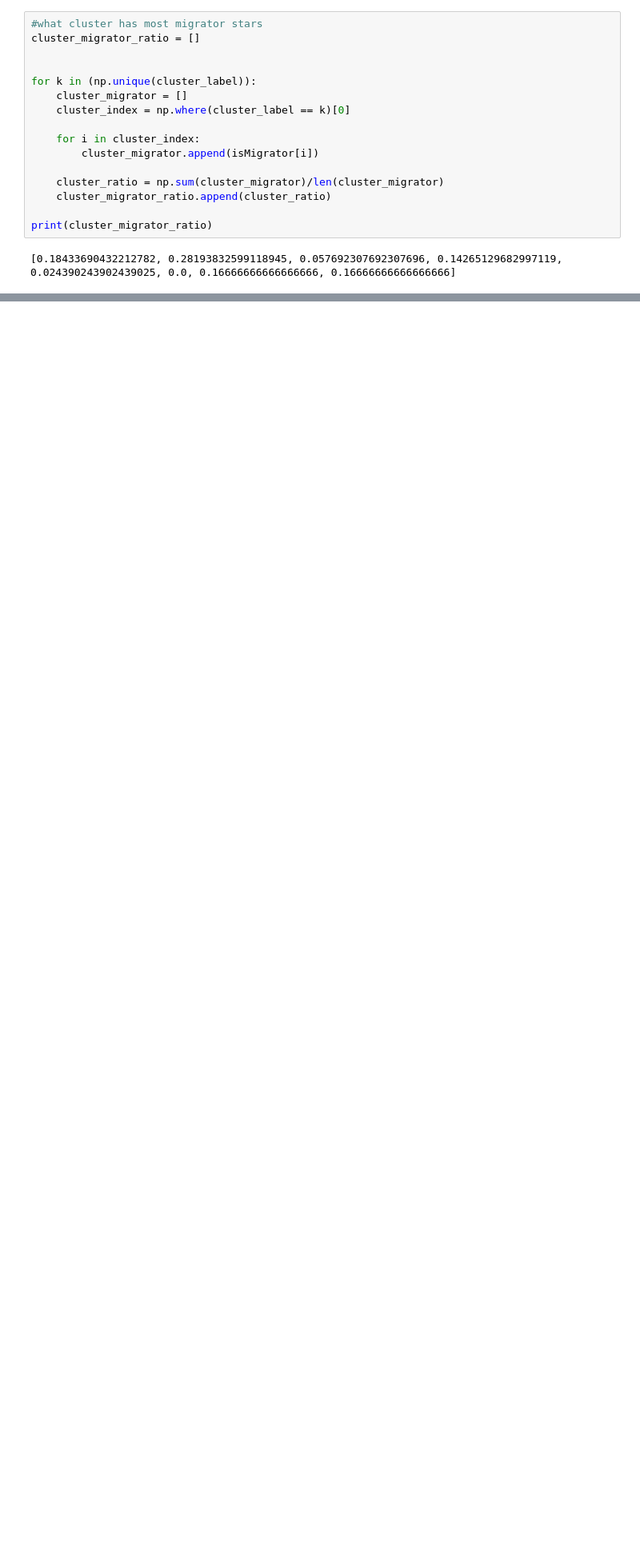
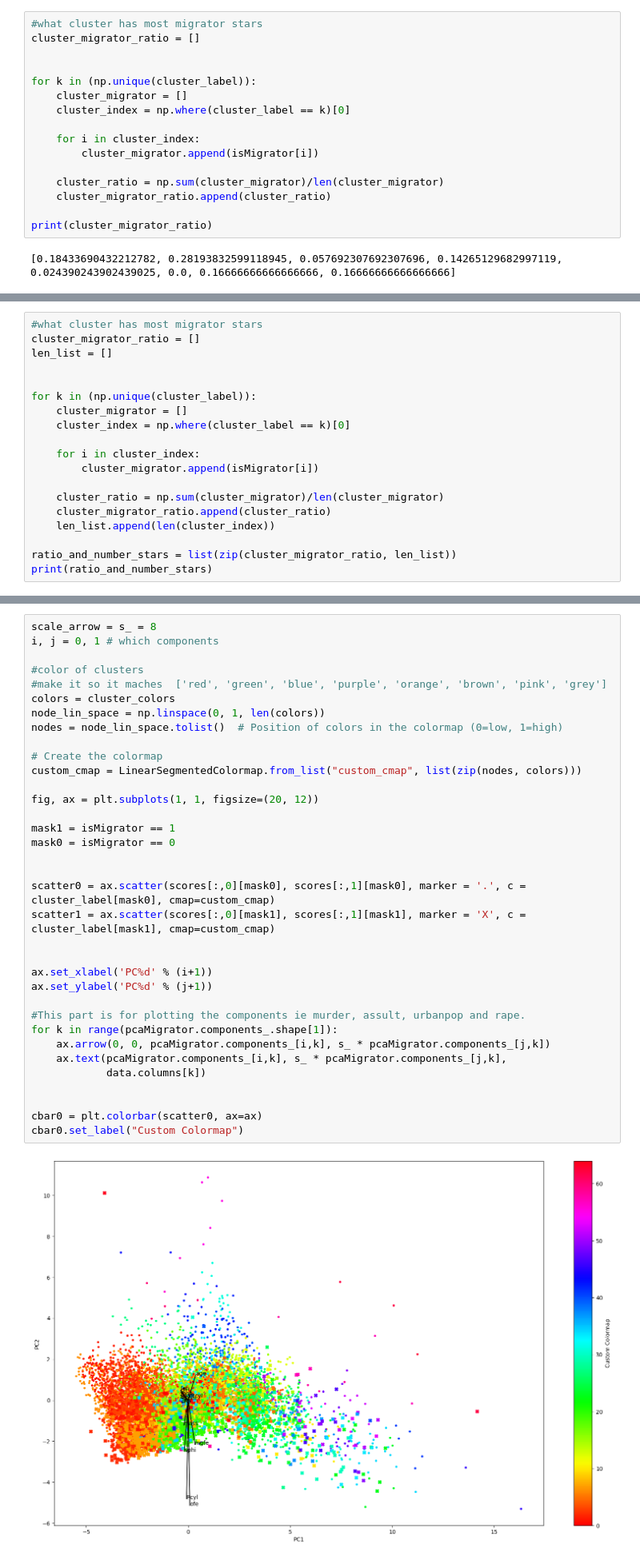
Before and after one commit to Chrillemis/AppStatProject, a Jupyter notebook: Clustering/Clustering.ipynb, the cells around one changed output, grey strips where cells are left out. Shown: that part at 80% size. Cells and saved outputs as stored; diff of their text form; blank space fills up the shorter version.

```diff
--- a/Clustering/Clustering.ipynb
+++ b/Clustering/Clustering.ipynb
@@ -201,0 +239,19 @@ array([0, 2, 3])
+# %%
+#what cluster has most migrator stars
+cluster_migrator_ratio = []
+len_list = []
+
+
+for k in (np.unique(cluster_label)):
+    cluster_migrator = []
+    cluster_index = np.where(cluster_label == k)[0]
+
+    for i in cluster_index:
+        cluster_migrator.append(isMigrator[i])
+
+    cluster_ratio = np.sum(cluster_migrator)/len(cluster_migrator)
+    cluster_migrator_ratio.append(cluster_ratio)
+    len_list.append(len(cluster_index))
+
+ratio_and_number_stars = list(zip(cluster_migrator_ratio, len_list))
+print(ratio_and_number_stars)
@@ -201,0 +260,37 @@ array([0, 2, 3])
+# %%
+scale_arrow = s_ = 8
+i, j = 0, 1 # which components
+
+#color of clusters
+#make it so it maches  ['red', 'green', 'blue', 'purple', 'orange', 'brown', 'pink', 'grey']
+colors = cluster_colors
+node_lin_space = np.linspace(0, 1, len(colors))
+nodes = node_lin_space.tolist()  # Position of colors in the colormap (0=low, 1=high)
+
+# Create the colormap
+custom_cmap = LinearSegmentedColormap.from_list("custom_cmap", list(zip(nodes, colors)))
+
+fig, ax = plt.subplots(1, 1, figsize=(20, 12))
+
+mask1 = isMigrator == 1
+mask0 = isMigrator == 0
+
+
+scatter0 = ax.scatter(scores[:,0][mask0], scores[:,1][mask0], marker = '.', c = cluster_label[mask0], cmap=custom_cmap)
+scatter1 = ax.scatter(scores[:,0][mask1], scores[:,1][mask1], marker = 'X', c = cluster_label[mask1], cmap=custom_cmap)
+
+
+ax.set_xlabel('PC%d' % (i+1))
+ax.set_ylabel('PC%d' % (j+1))
+
+#This part is for plotting the components ie murder, assult, urbanpop and rape.
+for k in range(pcaMigrator.components_.shape[1]):
+    ax.arrow(0, 0, pcaMigrator.components_[i,k], s_ * pcaMigrator.components_[j,k])
+    ax.text(pcaMigrator.components_[i,k], s_ * pcaMigrator.components_[j,k],
+            data.columns[k])
+
+
+cbar0 = plt.colorbar(scatter0, ax=ax)
+cbar0.set_label("Custom Colormap")
+# %% [output]
+[figure, added]
```
Also changed, not shown: parts of 6 cells of this notebook.
